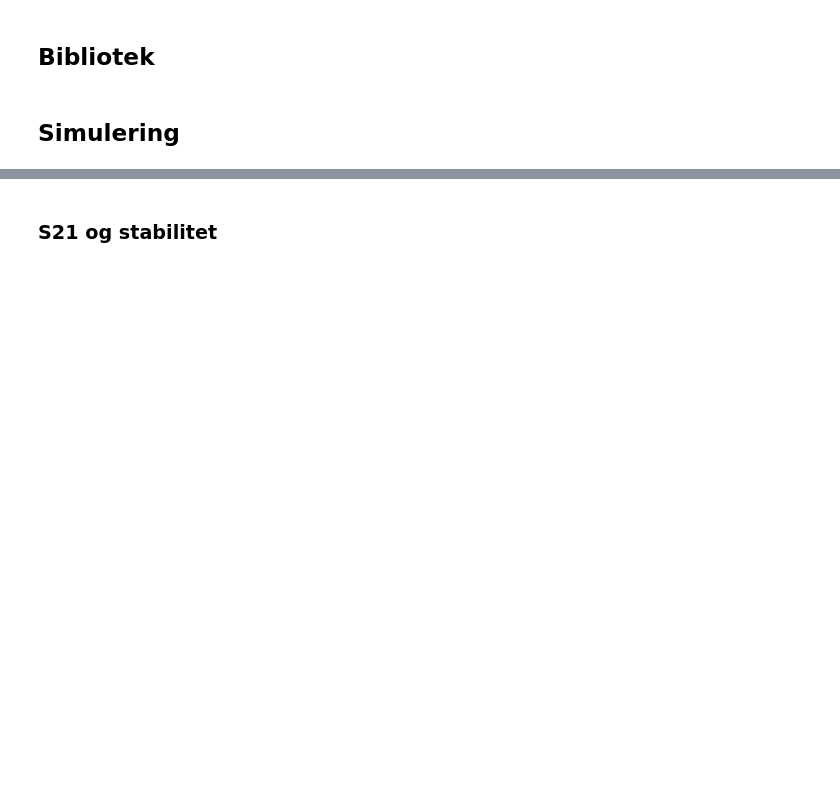
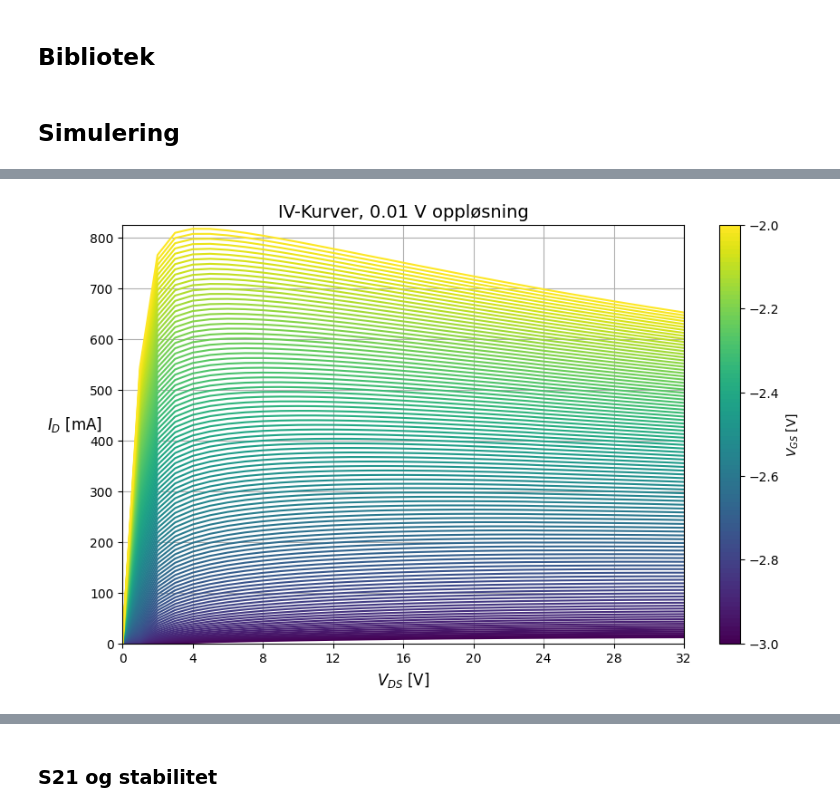
Before and after one commit to SkaugJr/TTT4201-Radiosystemdesign, a Jupyter notebook: Databehandling/Visualisering.ipynb, the cells around one changed output, grey strips where cells are left out. Saved outputs shown, nothing was run; the diff lists cells and outputs as text; code cells hidden in the pictures; blank space fills up the shorter version.

```diff
--- a/Databehandling/Visualisering.ipynb
+++ b/Databehandling/Visualisering.ipynb
@@ -8,0 +41,38 @@ import matplotlib.pyplot as plt
+# %%
+# Load IV data
+IV_kurve = np.loadtxt('Data/Simulering/IV_kurve.csv', delimiter=',', skiprows=17)
+IV_kurve = pd.DataFrame(IV_kurve, columns=['VGS', 'VDS', 'ID'])
+
+# Convert current from A to mA
+IV_kurve['ID'] = IV_kurve['ID'] * 1000
+
+# Create a colormap
+unique_vgs = IV_kurve['VGS'].unique()
+norm = mcolors.Normalize(vmin=unique_vgs.min(), vmax=unique_vgs.max())  # Normalize the VGS values
+IV_cmap = plt.get_cmap('viridis', len(unique_vgs))
+
+# Plot IV curves for different VGS values
+fig, ax = plt.subplots(figsize=(10, 6))
+
+for i, vgs in enumerate(unique_vgs):
+    subset = IV_kurve[IV_kurve['VGS'] == vgs]
+    ax.plot(subset['VDS'], subset['ID'], color=IV_cmap(norm(vgs)))  # Use normalized VGS for color
+
+# Add colorbar for the VGS values
+sm = cm.ScalarMappable(cmap=IV_cmap, norm=norm)  # Create ScalarMappable for the colorbar
+sm.set_array([])  # Set array to allow ScalarMappable to work
+cbar = plt.colorbar(sm, ax=ax, label='$V_{GS}$ [V]')  # Add the colorbar linked to the plot
+
+# Set x-ticks and labels
+ax.set_xticks(np.arange(0, 32.1, 4))
+ax.set_xlabel('$V_{DS}$ [V]', fontsize=12)
+ax.set_ylabel('$I_{D}$ [mA]', fontsize=12, labelpad=12, rotation=0)
+ax.set_title('IV-Kurver, 0.01 V oppløsning', fontsize=14)
+ax.set_xlim(0, 32)
+ax.set_ylim(0, 825)
+
+# Add grid and show the plot
+ax.grid(True)
+plt.show()
+# %% [output]
+[figure, added]
```
Also changed, not shown: parts of 5 cells of this notebook, 29 other files.
